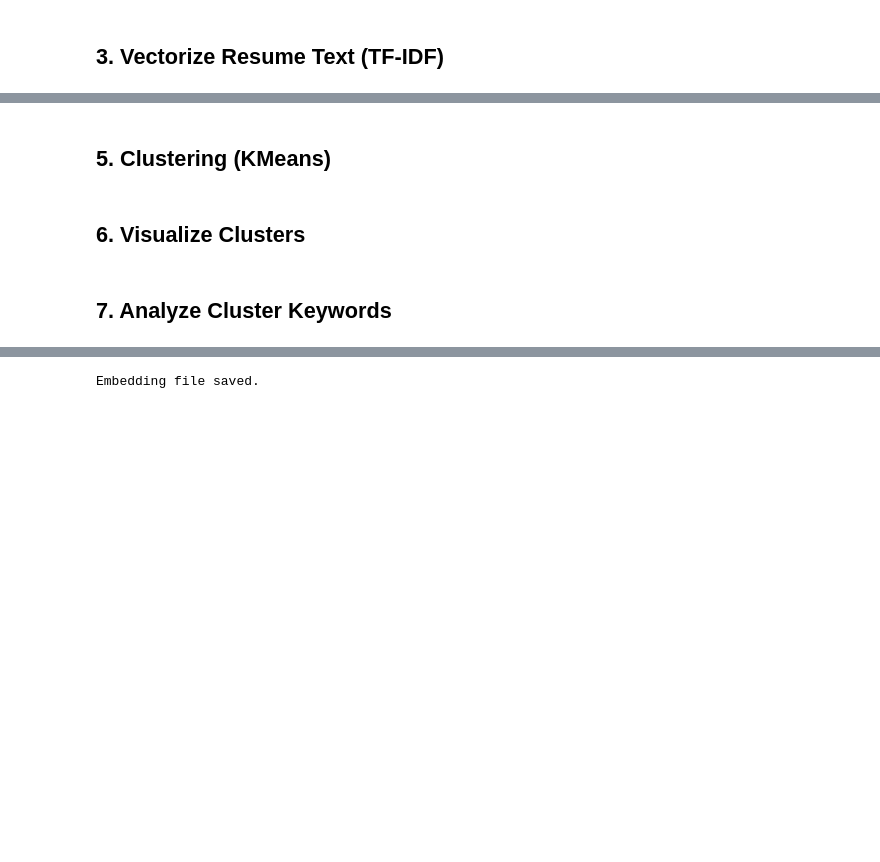
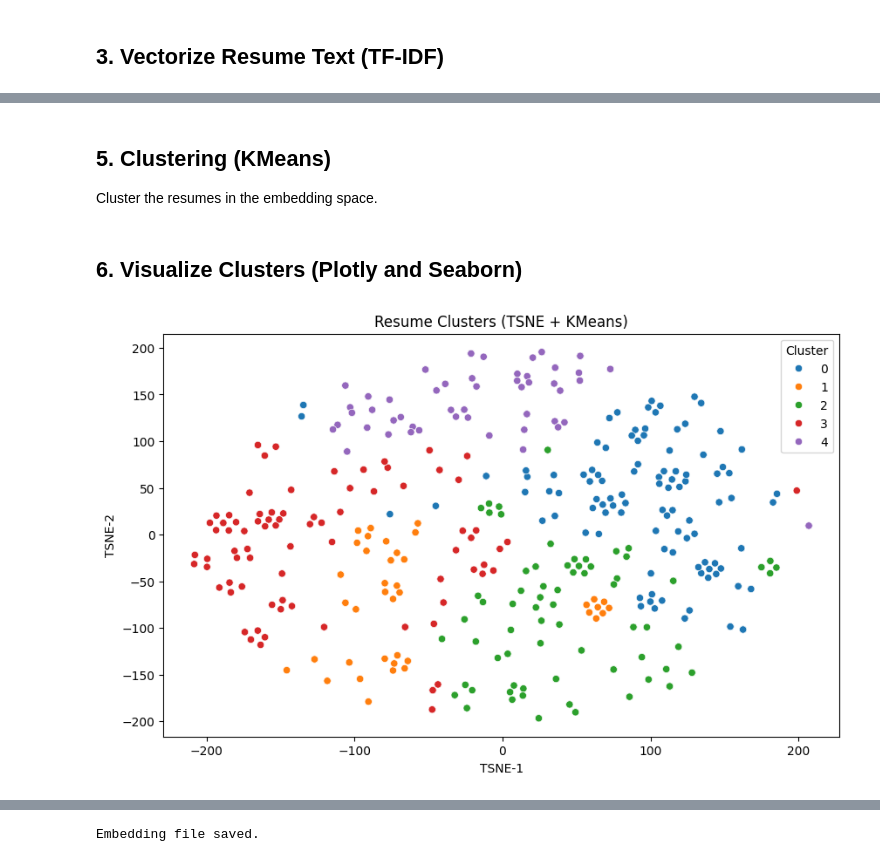
Before and after one commit to LearnerShreya/jobfit-resume-analyzer, a Jupyter notebook: notebooks/embedding_analysis.ipynb, the cells around one changed output, grey strips where cells are left out. Drawn from its saved outputs; the diff is of its cells as text; code cells hidden in the pictures; blank space fills up the shorter version.

```diff
--- a/notebooks/embedding_analysis.ipynb
+++ b/notebooks/embedding_analysis.ipynb
@@ -21,10 +25,8 @@ import plotly.express as px
 # %%
 data_path = "../data/UpdatedResumeDataSet.csv"
 df = pd.read_csv(data_path)
-
-st_col = "text" if "text" in df.columns else df.columns[0]  # fallback
+st_col = "Resume" if "Resume" in df.columns else df.columns[0]
 df = df.dropna(subset=[st_col])
-
 print("Total resumes loaded:", len(df))
 df.head()
 # %% [output]
@@ -52,4 +55,6 @@ reducer = TSNE(n_components=2, random_state=42, perplexity=30)
 X_embedded = reducer.fit_transform(X)
 # %% [markdown]
 ## 5. Clustering (KMeans)
+
+Cluster the resumes in the embedding space.
 # %%
@@ -61,5 +66,5 @@ df['cluster'] = clusters
 df['x'] = X_embedded[:, 0]
 df['y'] = X_embedded[:, 1]
 # %% [markdown]
-## 6. Visualize Clusters
+## 6. Visualize Clusters (Plotly and Seaborn)
 # %%
@@ -70,3 +75,12 @@ fig = px.scatter(df, x='x', y='y', color='cluster',
 fig.show()
-# %% [markdown]
-## 7. Analyze Cluster Keywords
+# %%
+# Static Seaborn scatter plot
+plt.figure(figsize=(10,6))
+sns.scatterplot(data=df, x='x', y='y', hue='cluster', palette='tab10')
+plt.title('Resume Clusters (TSNE + KMeans)')
+plt.xlabel('TSNE-1')
+plt.ylabel('TSNE-2')
+plt.legend(title='Cluster')
+plt.show()
+# %% [output]
+[figure, added]
```
Also changed, not shown: parts of 18 cells of this notebook.
